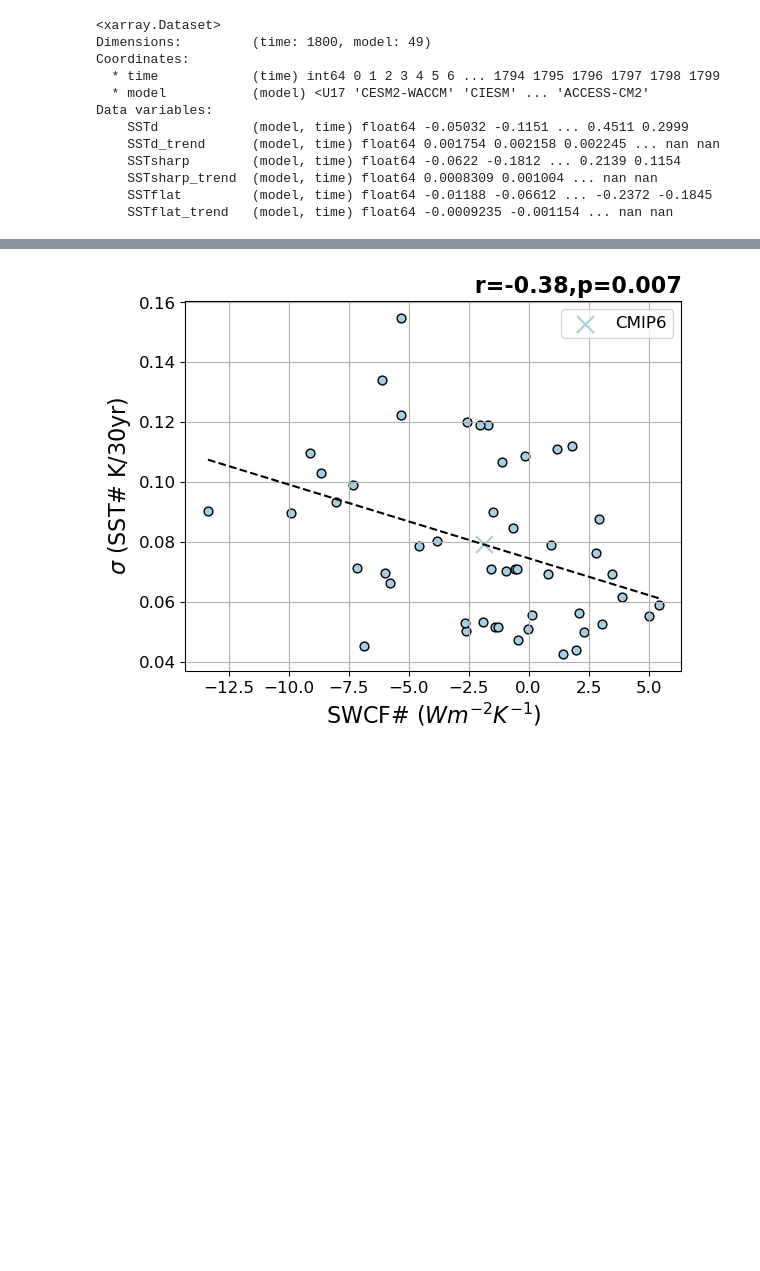
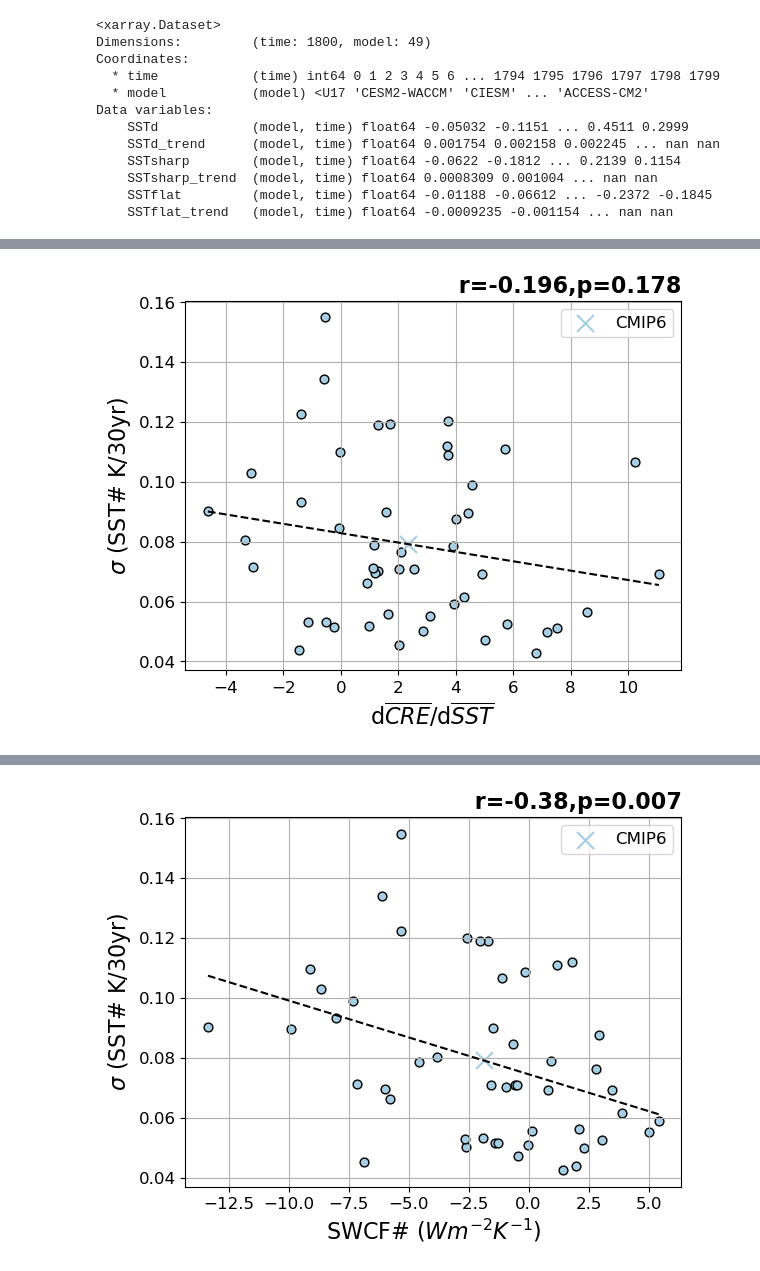
Before and after one commit to zacespinosa/tropical_pacific_clouds, a Jupyter notebook: SSTsharp.ipynb, the cells around one changed output, grey strips where cells are left out. Saved outputs shown, nothing was run; the diff lists cells and outputs as text; code cells hidden in the pictures; blank space fills up the shorter version.

```diff
--- a/SSTsharp.ipynb
+++ b/SSTsharp.ipynb
@@ -1233,0 +1278,4 @@ create_scatter(sstmean, sstsharp_trend, xlabel=r"d$SST$#/d$\overline{SST}$", yla
+# %%
+create_scatter(sstmean_bar, sstsharp_trend, xlabel=r"d$\overline{CRE}$/d$\overline{SST}$", ylabel=r"$\sigma$ (SST# K/30yr)")
+# %% [output]
+[figure, added]
```
Also changed, not shown: parts of 23 cells of this notebook, 1 other file.
